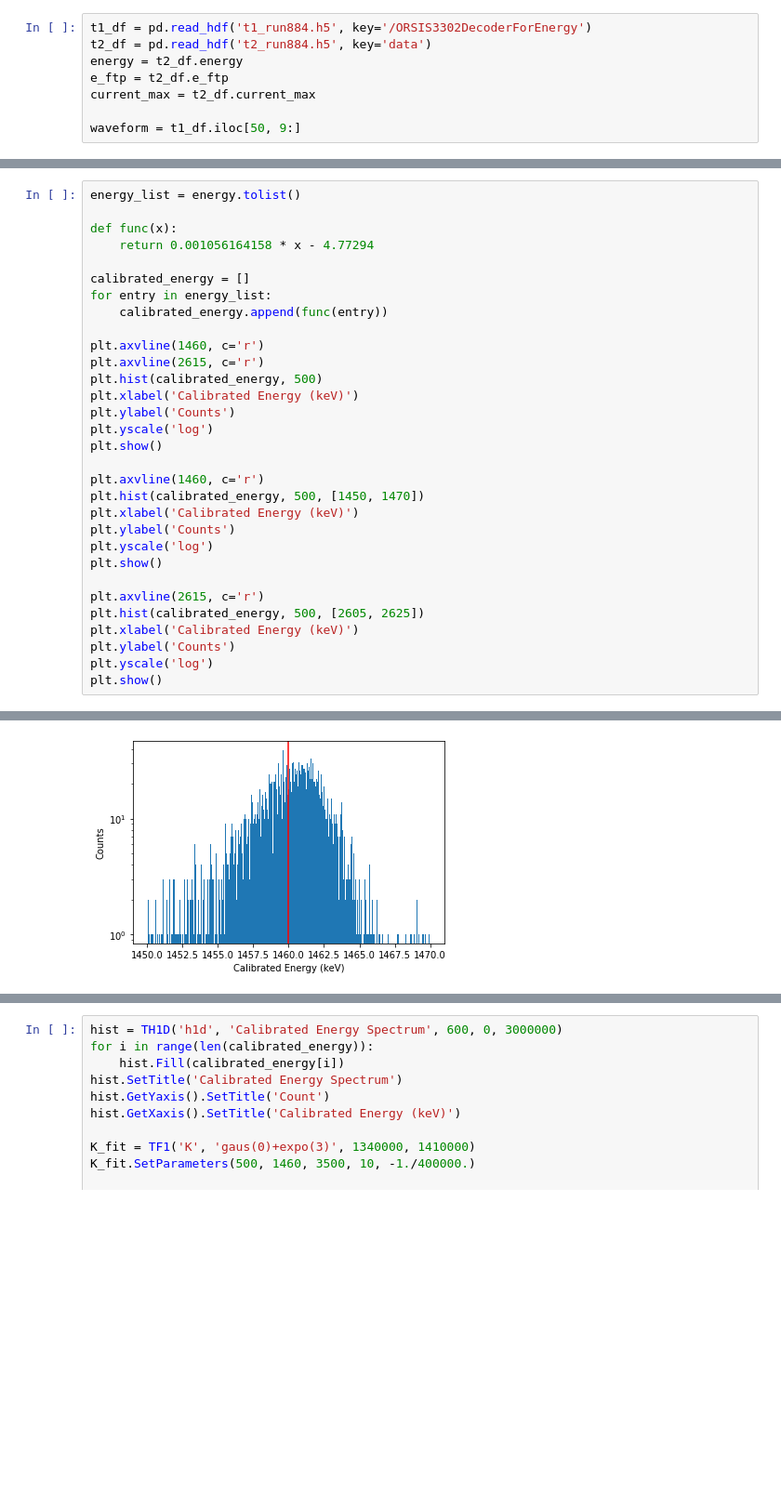
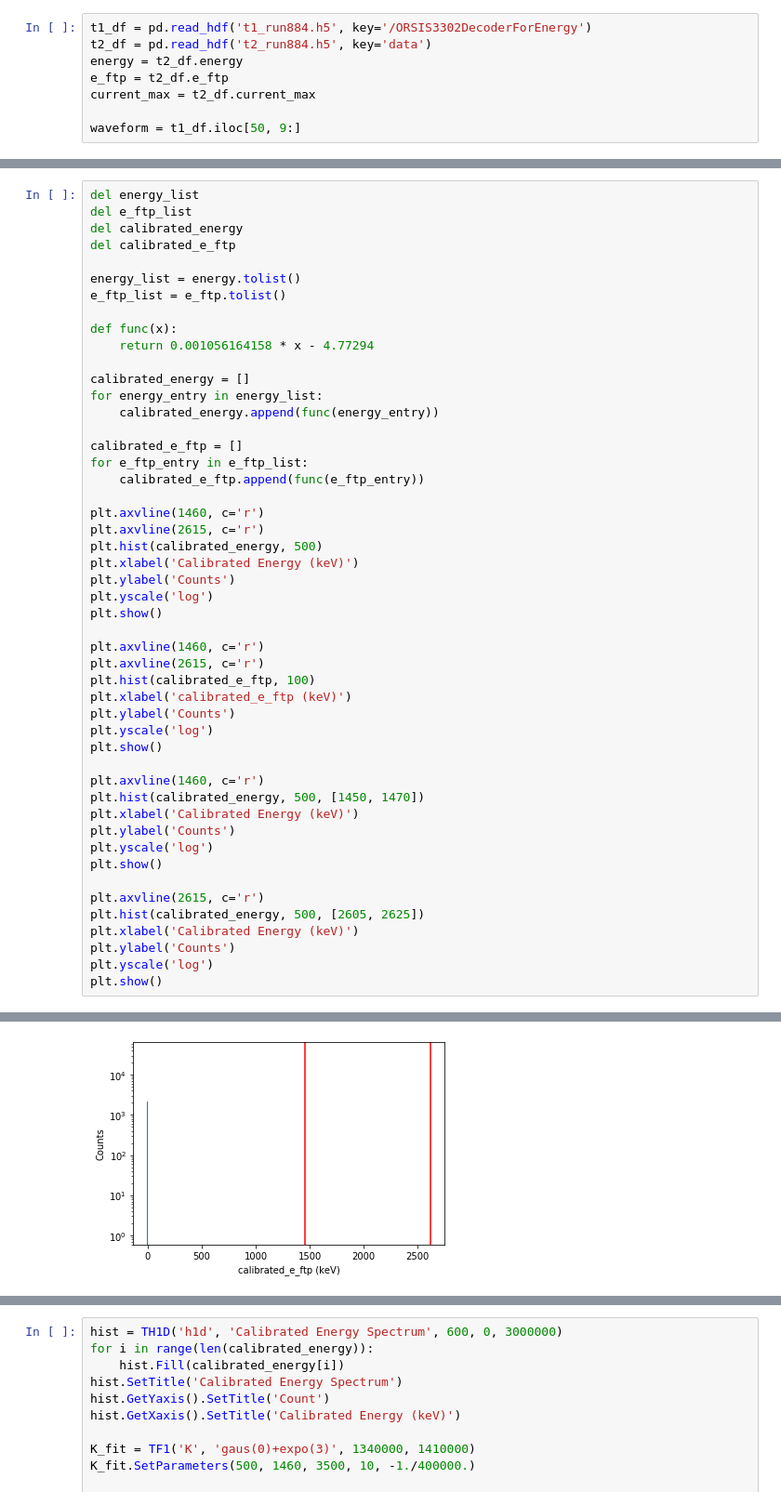
Before and after one commit to keirashea/phys-measurement, a Jupyter notebook: Final Lab.ipynb, the cells around one changed output, grey strips where cells are left out. Shown at 93% size. Saved outputs shown, nothing was run; the diff lists cells and outputs as text; blank space fills up the shorter version.

```diff
--- a/Final Lab.ipynb
+++ b/Final Lab.ipynb
@@ -24,34 +46,52 @@ plt.show()
 # %%
+del energy_list
+del e_ftp_list
+del calibrated_energy
+del calibrated_e_ftp
+
 energy_list = energy.tolist()
+e_ftp_list = e_ftp.tolist()
 
 def func(x):
     return 0.001056164158 * x - 4.77294
 
 calibrated_energy = []
-for entry in energy_list:
-    calibrated_energy.append(func(entry))
+for energy_entry in energy_list:
+    calibrated_energy.append(func(energy_entry))
+
+calibrated_e_ftp = []
+for e_ftp_entry in e_ftp_list:
+    calibrated_e_ftp.append(func(e_ftp_entry))
 
 plt.axvline(1460, c='r')
 plt.axvline(2615, c='r')
 plt.hist(calibrated_energy, 500)
 plt.xlabel('Calibrated Energy (keV)')
+plt.ylabel('Counts')
+plt.yscale('log')
+plt.show()
+
+plt.axvline(1460, c='r')
+plt.axvline(2615, c='r')
+plt.hist(calibrated_e_ftp, 100)
+plt.xlabel('calibrated_e_ftp (keV)')
 plt.ylabel('Counts')
 plt.yscale('log')
 plt.show()
 
 plt.axvline(1460, c='r')
 plt.hist(calibrated_energy, 500, [1450, 1470])
 plt.xlabel('Calibrated Energy (keV)')
 plt.ylabel('Counts')
 plt.yscale('log')
 plt.show()
 
 plt.axvline(2615, c='r')
 plt.hist(calibrated_energy, 500, [2605, 2625])
 plt.xlabel('Calibrated Energy (keV)')
 plt.ylabel('Counts')
 plt.yscale('log')
 plt.show()
 # %% [output]
 [figure]
-[figure, old version]
+[figure, new version]
```
Also changed, not shown: parts of 4 cells of this notebook.
